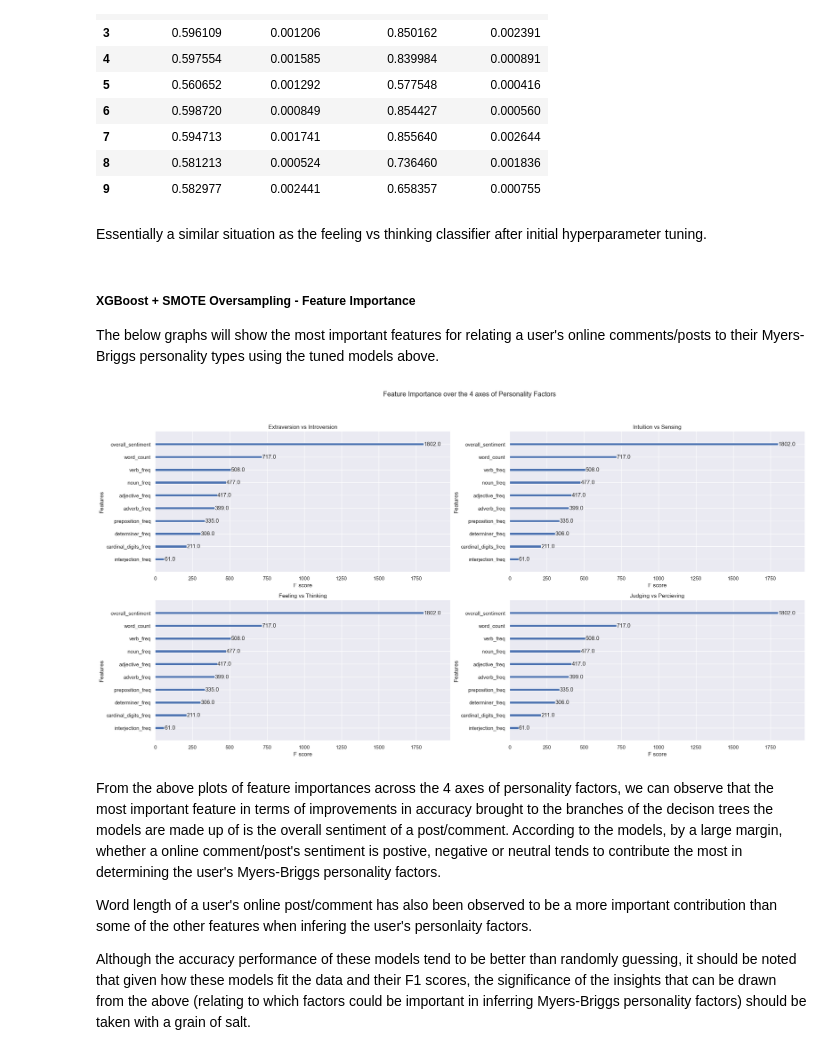
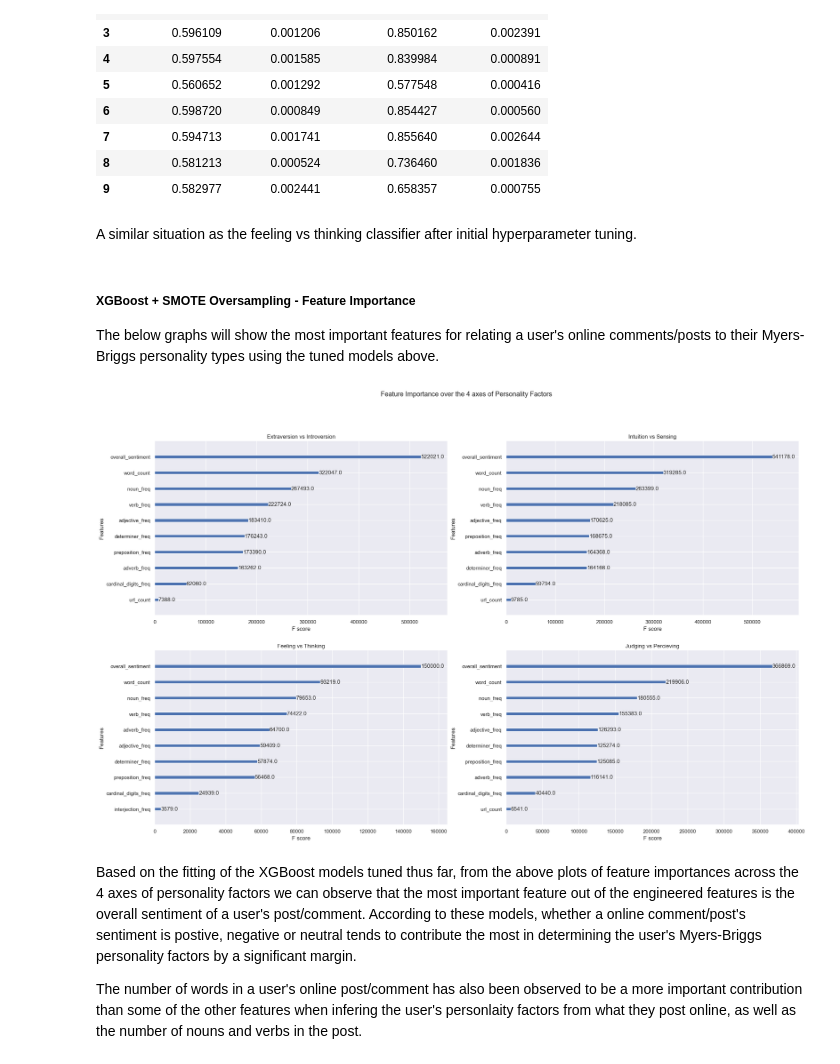
Before and after one commit to slouie88/myers_briggs_personalities, a Jupyter notebook: myers_briggs_feature_importance.ipynb, the cells around one changed output. Cells and saved outputs as stored; diff of their text form; code cells hidden in the pictures.

Commit message:
Finished/modified feature importance plot with initial tuned classifiers

```diff
--- a/myers_briggs_feature_importance.ipynb
+++ b/myers_briggs_feature_importance.ipynb
@@ -862,7 +862,7 @@ results
 | 8 | 0.581213 | 0.000524 | 0.736460 | 0.001836 |
 | 9 | 0.582977 | 0.002441 | 0.658357 | 0.000755 |
 # %% [markdown]
-Essentially a similar situation as the feeling vs thinking classifier after initial hyperparameter tuning.
+A similar situation as the feeling vs thinking classifier after initial hyperparameter tuning.
 # %%
 # Save optimal classifier locally
 xgboost_classifier_j_vs_p.best_estimator_.save_model("models/j_vs_p_opt.json")
@@ -870,27 +870,36 @@ xgboost_classifier_j_vs_p.best_estimator_.save_model("models/j_vs_p_opt.json")
 ##### XGBoost + SMOTE Oversampling - Feature Importance
 
 The below graphs will show the most important features for relating a user's online comments/posts to their Myers-Briggs personality types using the tuned models above.
+# %%
+# Run the code in this cell to load up the models saved locally if needed.
+xgboost_classifier_e_vs_i = XGBClassifier()
+xgboost_classifier_s_vs_n = XGBClassifier()
+xgboost_classifier_t_vs_f = XGBClassifier()
+xgboost_classifier_j_vs_p = XGBClassifier()
+
+xgboost_classifier_e_vs_i.load_model("models/e_vs_i_opt.json")
+xgboost_classifier_s_vs_n.load_model("models/s_vs_n_opt.json")
+xgboost_classifier_t_vs_f.load_model("models/t_vs_f_opt.json")
+xgboost_classifier_j_vs_p.load_model("models/j_vs_p_opt.json")
 # %%
 from xgboost import plot_importance
 
 sns.set()
 
-fig, axes = plt.subplots(2, 2, figsize=(25,12))
+fig, axes = plt.subplots(2, 2, figsize=(25,15))
 axes = axes.flatten()
 
-plot_importance(booster=xgboost_classifier_e_vs_i.named_steps["model"], ax=axes[0], max_num_features=10, title="Extraversion vs Introversion")
-plot_importance(booster=xgboost_classifier_s_vs_n.named_steps["model"], ax=axes[1], max_num_features=10, title="Intuition vs Sensing")
-plot_importance(booster=xgboost_classifier_t_vs_f.named_steps["model"], ax=axes[2], max_num_features=10, title="Feeling vs Thinking")
-plot_importance(booster=xgboost_classifier_j_vs_p.named_steps["model"], ax=axes[3], max_num_features=10, title="Judging vs Percieving")
+plot_importance(booster=xgboost_classifier_e_vs_i, ax=axes[0], max_num_features=10, title="Extraversion vs Introversion")
+plot_importance(booster=xgboost_classifier_s_vs_n, ax=axes[1], max_num_features=10, title="Intuition vs Sensing")
+plot_importance(booster=xgboost_classifier_t_vs_f, ax=axes[2], max_num_features=10, title="Feeling vs Thinking")
+plot_importance(booster=xgboost_classifier_j_vs_p, ax=axes[3], max_num_features=10, title="Judging vs Percieving")
 
 fig.suptitle("Feature Importance over the 4 axes of Personality Factors")
 
 plt.show()
 # %% [output]
-[figure, old version]
+[figure, new version]
 # %% [markdown]
-From the above plots of feature importances across the 4 axes of personality factors, we can observe that the most important feature in terms of improvements in accuracy brought to the branches of the decison trees the models are made up of is the overall sentiment of a post/comment. According to the models, by a large margin, whether a online comment/post's sentiment is postive, negative or neutral tends to contribute the most in determining the user's Myers-Briggs personality factors.
+Based on the fitting of the XGBoost models tuned thus far, from the above plots of feature importances across the 4 axes of personality factors we can observe that the most important feature out of the engineered features is the overall sentiment of a user's post/comment. According to these models, whether a online comment/post's sentiment is postive, negative or neutral tends to contribute the most in determining the user's Myers-Briggs personality factors by a significant margin.
 
-Word length of a user's online post/comment has also been observed to be a more important contribution than some of the other features when infering the user's personlaity factors.
-
-Although the accuracy performance of these models tend to be better than randomly guessing, it should be noted that given how these models fit the data and their F1 scores, the significance of the insights that can be drawn from the above (relating to which factors could be important in inferring Myers-Briggs personality factors) should be taken with a grain of salt.
+The number of words in a user's online post/comment has also been observed to be a more important contribution than some of the other features when infering the user's personlaity factors from what they post online, as well as the number of nouns and verbs in the post.
```
